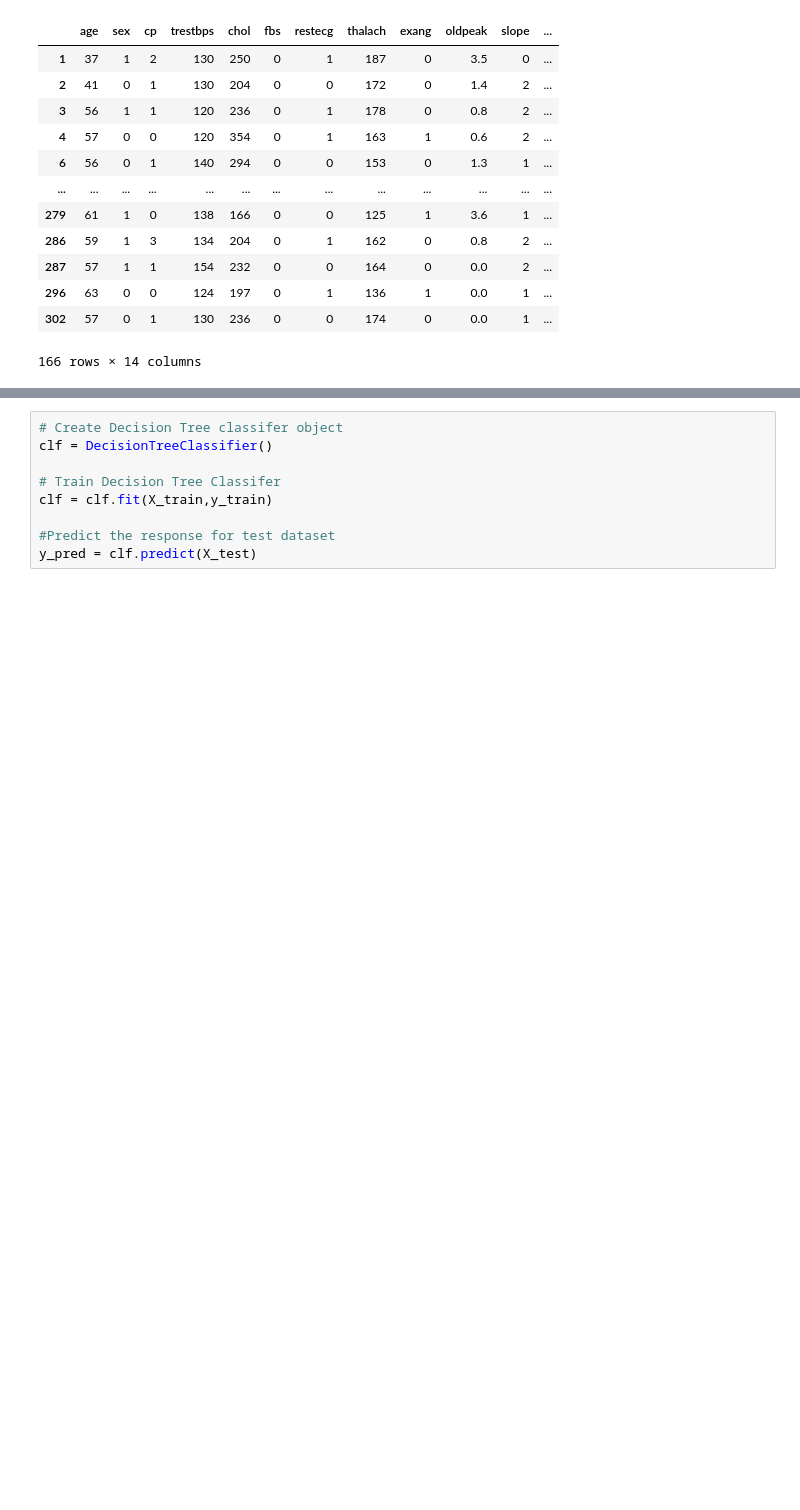
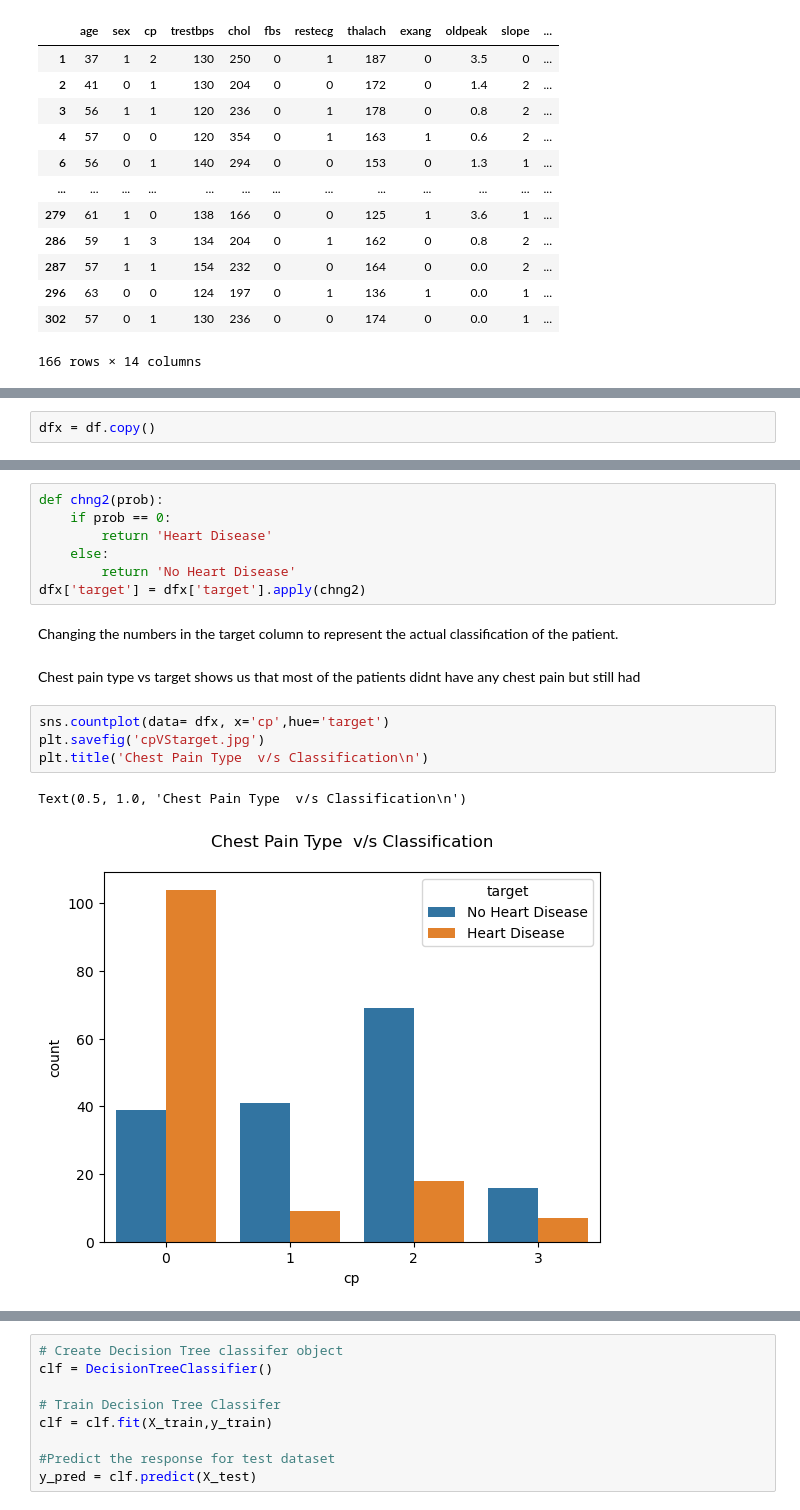
Before and after one commit to TomAppleford/CIS6035---ST20180787, a Jupyter notebook: Logistical reg-final.ipynb, the cells around one changed output, grey strips where cells are left out. Saved outputs shown, nothing was run; the diff lists cells and outputs as text; blank space fills up the shorter version.

```diff
--- a/Logistical reg-final.ipynb
+++ b/Logistical reg-final.ipynb
@@ -89,0 +158,2 @@ plt.show()
+# %%
+dfx = df.copy()
@@ -89,0 +164,18 @@ plt.show()
+# %%
+def chng2(prob):
+    if prob == 0:
+        return 'Heart Disease'
+    else:
+        return 'No Heart Disease'
+dfx['target'] = dfx['target'].apply(chng2)
+# %% [markdown]
+Changing the numbers in the target column to represent the actual classification of the patient.
+# %% [markdown]
+Chest pain type vs target shows us that most of the patients didnt have any chest pain but still had
+# %%
+sns.countplot(data= dfx, x='cp',hue='target')
+plt.savefig('cpVStarget.jpg')
+plt.title('Chest Pain Type  v/s Classification\n')
+# %% [output]
+Text(0.5, 1.0, 'Chest Pain Type  v/s Classification\n')
+[figure, added]
```
Also changed, not shown: parts of 58 cells of this notebook.
